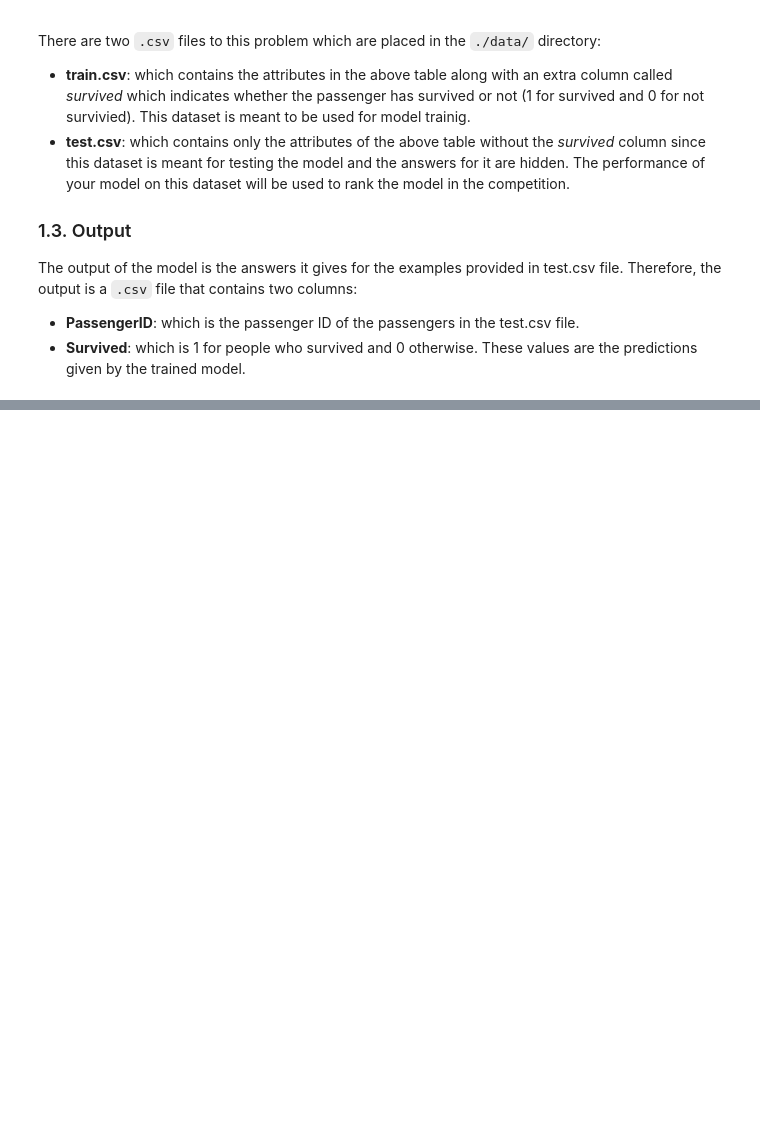
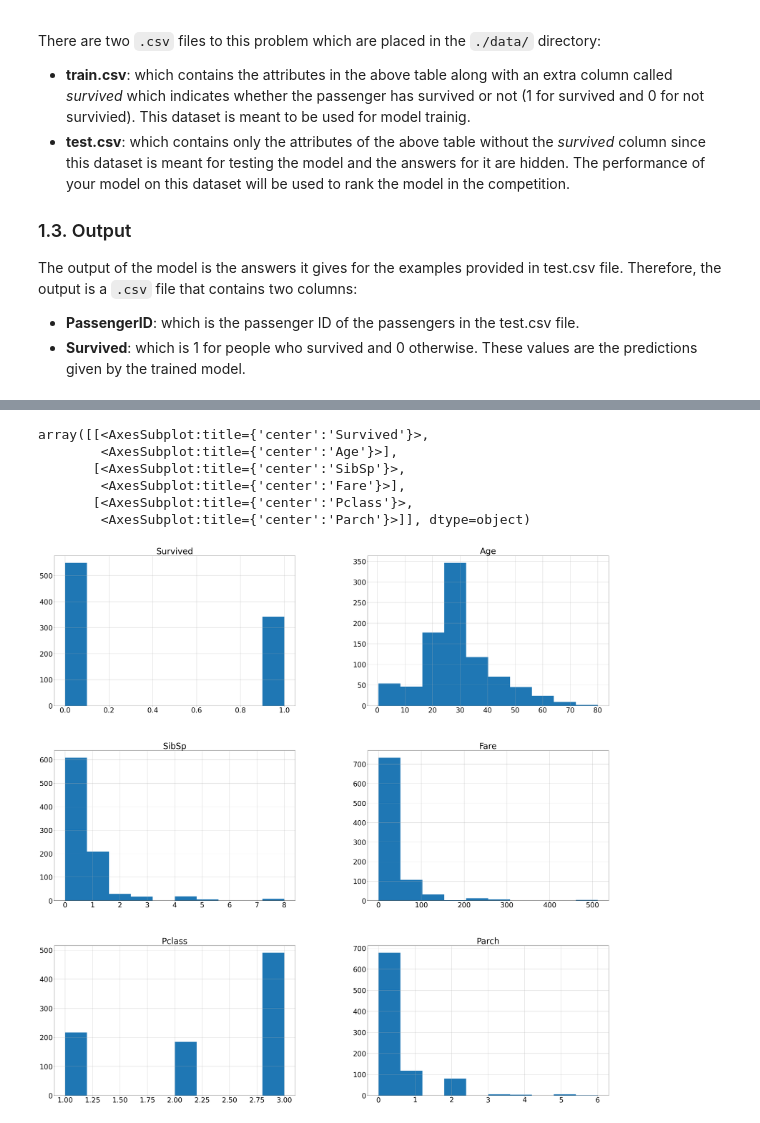
Before and after one commit to baarsaam/kaggle, a Jupyter notebook: titanic_classification/titanic.ipynb, the cells around one changed output, grey strips where cells are left out. Drawn from its saved outputs; the diff is of its cells as text; code cells hidden in the pictures; blank space fills up the shorter version.

Commit message:
[FEATURE] - [DATA INSIGHT] - [TITANIC] New code added to handling missing values, univariate histogram and useless column removal

```diff
--- a/titanic_classification/titanic.ipynb
+++ b/titanic_classification/titanic.ipynb
@@ -35,0 +44,10 @@ The output of the model is the answers it gives for the examples provided in tes
+# %%
+# Setting up the directories.
+CURRENT_DIR = './'
+DATA_DIR = CURRENT_DIR + 'data/'
+TRAIN_FILE_NAME = 'titanic_train.csv'
+TEST_FILE_NAME = 'titanic_test.csv'
+# %%
+# Loading data and print the first few rows
+train_ds = pd.read_csv(DATA_DIR + TRAIN_FILE_NAME)
+train_ds.head()
@@ -35,0 +112,20 @@ The output of the model is the answers it gives for the examples provided in tes
+# %%
+# Replacing NaNs in Age and Embarked columns with median and most frequent values
+train_ds['Age'].fillna(train_ds['Age'].median(), inplace=True)
+train_ds['Embarked'].fillna(train_ds['Embarked'].mode(), inplace=True)
+# %%
+# Losing the useless columns
+train_ds.drop(['Cabin', 'Name', 'Ticket'], axis=1, inplace=True)
+# %%
+# Distribution of interesting parameters
+plt.rcParams.update({'font.size': 35})
+hist_columns = ['Survived', 'Age', 'Embarked', 'Sex', 'SibSp', 'Fare', 'Pclass', 'Parch']
+train_ds.hist(column=hist_columns, figsize=(50.0, 50.0), grid=True)
+# %% [output]
+array([[<AxesSubplot:title={'center':'Survived'}>,
+        <AxesSubplot:title={'center':'Age'}>],
+       [<AxesSubplot:title={'center':'SibSp'}>,
+        <AxesSubplot:title={'center':'Fare'}>],
+       [<AxesSubplot:title={'center':'Pclass'}>,
+        <AxesSubplot:title={'center':'Parch'}>]], dtype=object)
+[figure, added]
```
Also changed, not shown: parts of 7 cells of this notebook.
